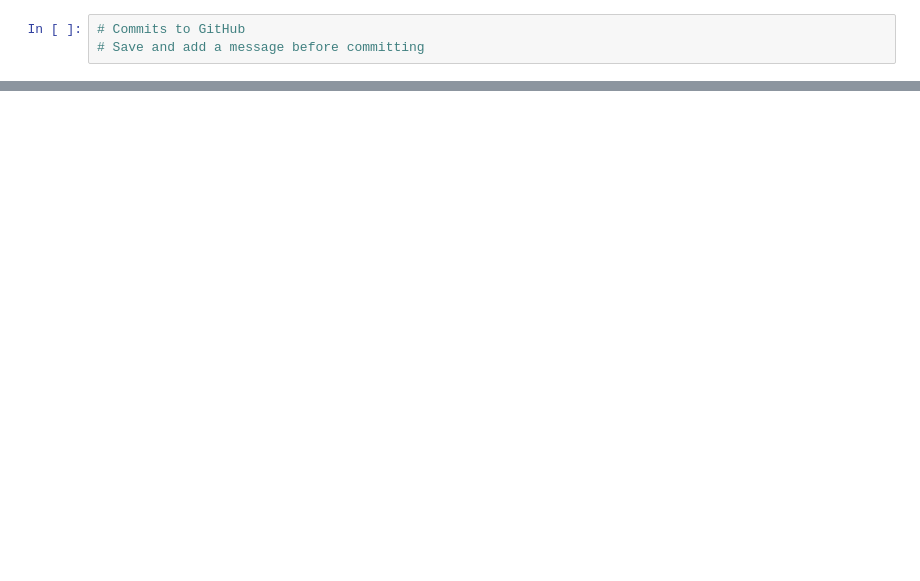
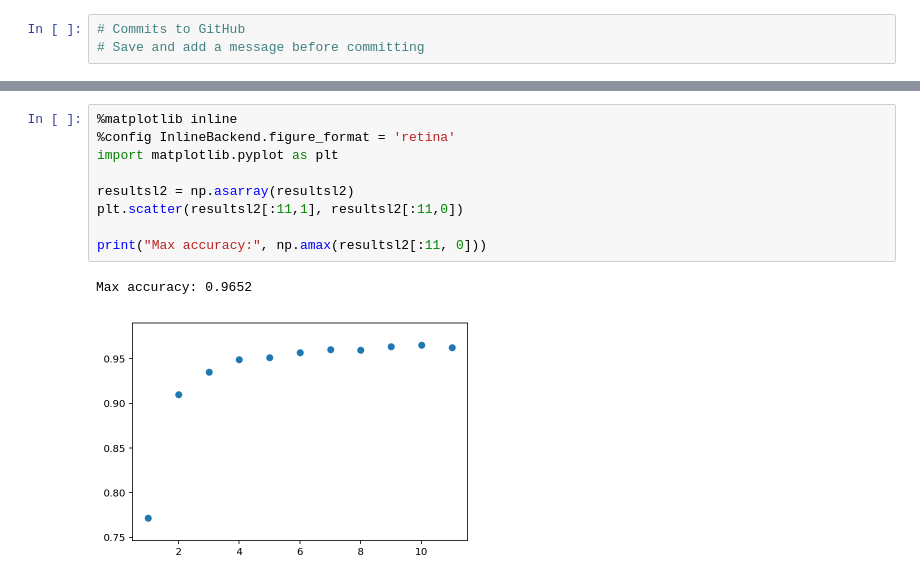
Before and after one commit to tinzh/machine-learning-tone-generation, a Jupyter notebook: exercises/nielsen-NNDL/Nielsen-NN-DL.ipynb, the cells around one changed output, grey strips where cells are left out. Cells and saved outputs as stored; diff of their text form; blank space fills up the shorter version.

```diff
--- a/exercises/nielsen-NNDL/Nielsen-NN-DL.ipynb
+++ b/exercises/nielsen-NNDL/Nielsen-NN-DL.ipynb
@@ -115,0 +391,12 @@ $\sigma_{neuron}=\sqrt{\frac{3}{2}}$
+# %%
+%matplotlib inline
+%config InlineBackend.figure_format = 'retina'
+import matplotlib.pyplot as plt
+
+resultsl2 = np.asarray(resultsl2)
+plt.scatter(resultsl2[:11,1], resultsl2[:11,0])
+
+print("Max accuracy:", np.amax(resultsl2[:11, 0]))
+# %% [output]
+Max accuracy: 0.9652
+[figure, added]
```
Also changed, not shown: parts of 13 cells of this notebook.
